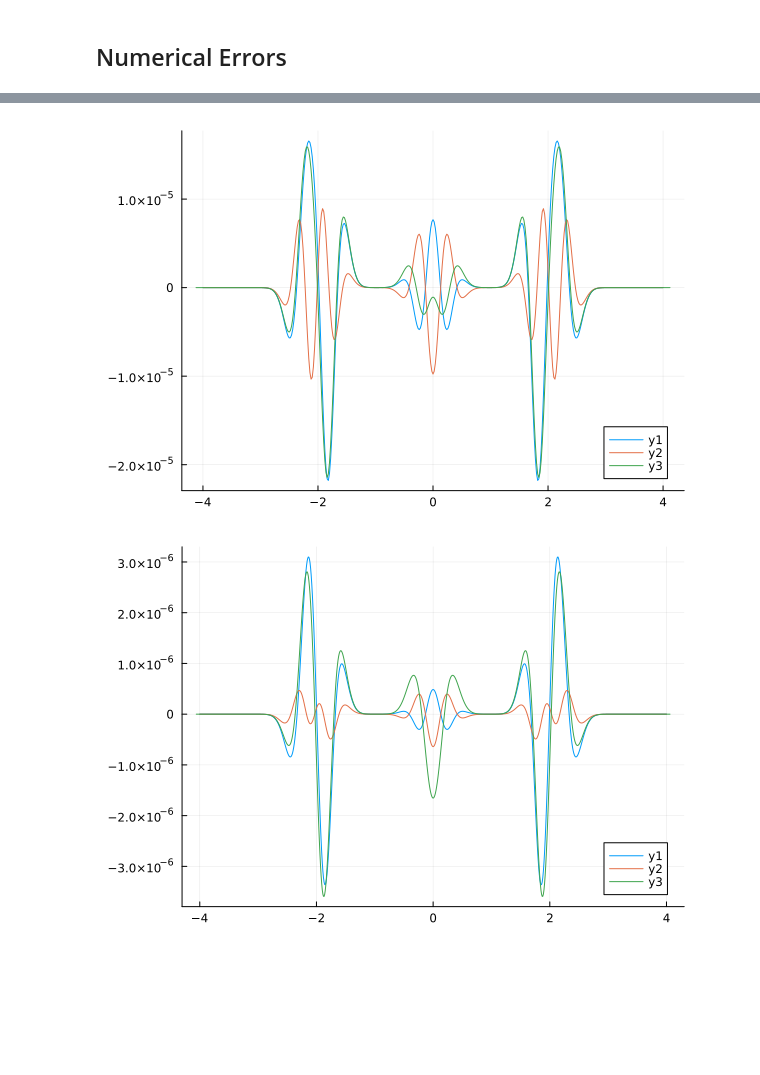
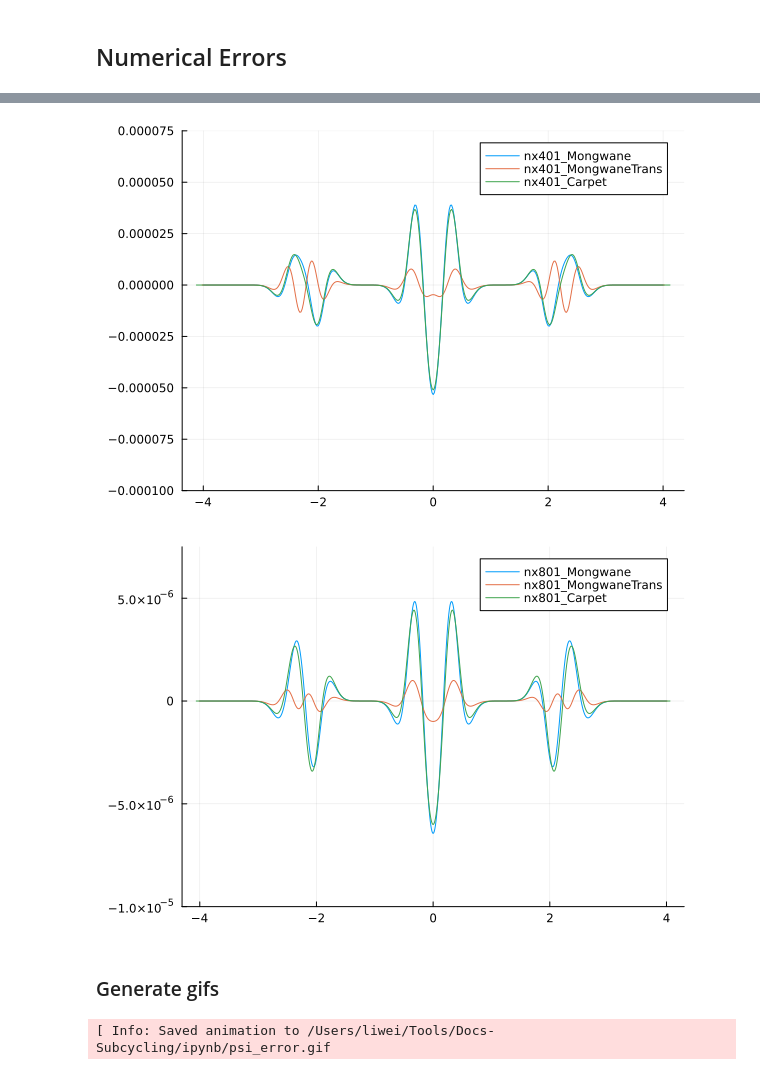
Before and after one commit to lwJi/Docs-Subcycling, a Jupyter notebook: ipynb/Reflection.ipynb, the cells around one changed output, grey strips where cells are left out. Cells and saved outputs as stored; diff of their text form; code cells hidden in the pictures; blank space fills up the shorter version.

Commit message:
ipynb: Update Reflection

```diff
--- a/ipynb/Reflection.ipynb
+++ b/ipynb/Reflection.ipynb
@@ -16,7 +16,7 @@ function plot_error(dirs; nbuf = 2, lev = 1, tmax = 2.0,
         x = dats[i][1]
         psi = dats[i][2]
         err = (psi - analytical_psi.(tmax, x))
-        plt = plot!(x, err)
+        plt = plot!(x, err, label=replace(dirs[i], "Gaussian_2levels_"=>""))
     end
     return plt
 end
@@ -50,18 +51,37 @@ plot_error(
 # %%
 plot_error(
     [
         "Gaussian_2levels_nx401_Mongwane",
         "Gaussian_2levels_nx401_MongwaneTrans",
         "Gaussian_2levels_nx401_Carpet",
-    ]; nbuf = 2)
+    ]; nbuf = 2, tmax = 2.2)
+plot!(ylim = (-1e-4, 7.5e-5))
 # %% [output]
-[figure, old version]
+[figure, new version]
 # %%
 plot_error(
     [
         "Gaussian_2levels_nx801_Mongwane",
         "Gaussian_2levels_nx801_MongwaneTrans",
         "Gaussian_2levels_nx801_Carpet",
-    ]; nbuf = 2)
+    ]; nbuf = 2, tmax = 2.2)
+plot!(ylim = (-1e-5, 7.5e-6))
 # %% [output]
-[figure, old version]
+[figure, new version]
+# %% [markdown]
+### Generate gifs
+# %%
+a_err = Animation()
+for t in LinRange(0.0, 3.0, 16)
+    plt = plot_error(
+        [
+            "Gaussian_2levels_nx801_Mongwane",
+            "Gaussian_2levels_nx801_MongwaneTrans",
+            "Gaussian_2levels_nx801_Carpet",
+        ]; nbuf = 2, lev = 1, tmax = t)
+    plt = plot!(ylim = (-1e-5,7.5e-6))
+    frame(a_err, plt)
+end
+gif(a_err, "./psi_error.gif");
+# %% [output]
+[ Info: Saved animation to /Users/liwei/Tools/Docs-Subcycling/ipynb/psi_error.gif
```
Also changed, not shown: parts of 2 cells of this notebook, 1 other file.
